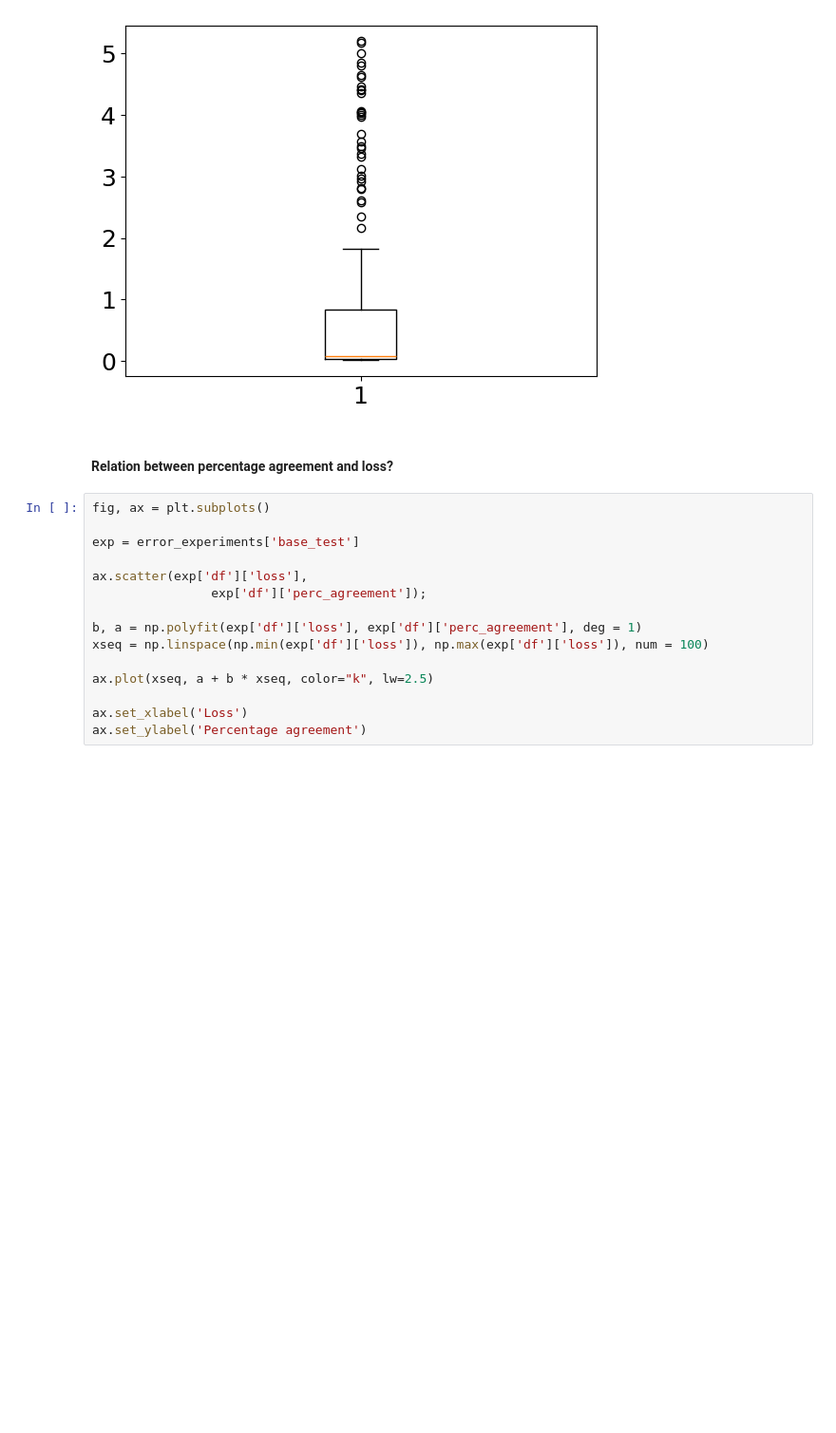
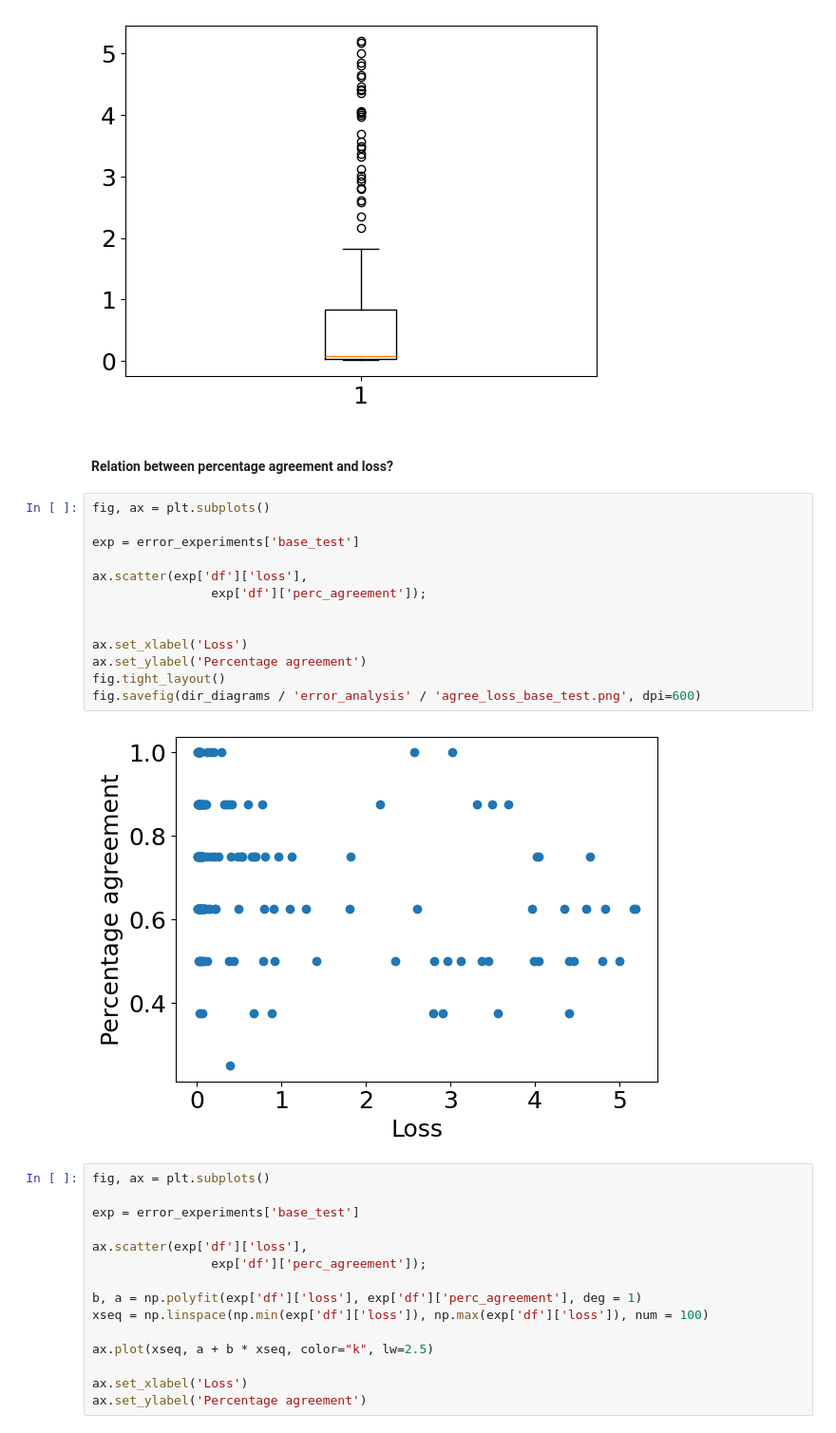
Before and after one commit to rldekkers/thesis-msc-data-science, a Jupyter notebook: 3_models.ipynb, the cells around one changed output. Shown at 95% size. Drawn from its saved outputs; the diff is of its cells as text; blank space fills up the shorter version.

```diff
--- a/3_models.ipynb
+++ b/3_models.ipynb
@@ -1311,6 +1311,21 @@ plt.boxplot(error_experiments['base_test']['loss'])
 [figure]
 # %% [markdown]
 #### Relation between percentage agreement and loss?
+# %%
+fig, ax = plt.subplots()
+
+exp = error_experiments['base_test']
+
+ax.scatter(exp['df']['loss'],
+                exp['df']['perc_agreement']);
+
+
+ax.set_xlabel('Loss')
+ax.set_ylabel('Percentage agreement')
+fig.tight_layout()
+fig.savefig(dir_diagrams / 'error_analysis' / 'agree_loss_base_test.png', dpi=600)
+# %% [output]
+[figure, added]
 # %%
 fig, ax = plt.subplots()
 
```
Also changed, not shown: parts of 3 cells of this notebook.
